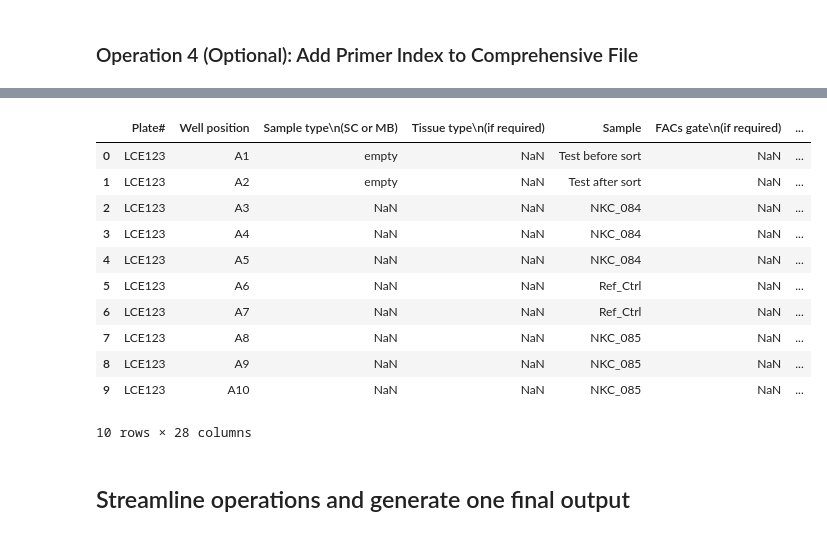
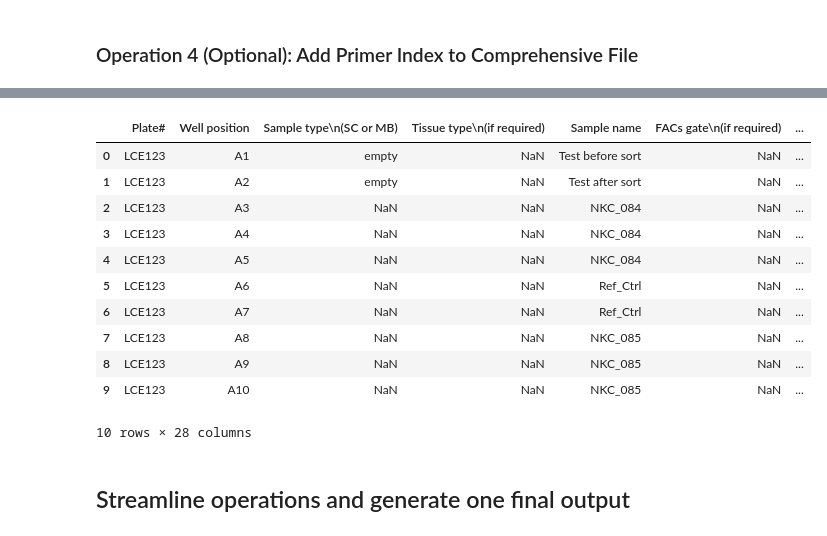
Before and after one commit to WEHI-RCPStudentInternship/Genomics-Metadata-Multiplexing, a Jupyter notebook: test_infrastructure/test_operations.ipynb, the cells around one changed output, grey strips where cells are left out. Saved outputs shown, nothing was run; the diff lists cells and outputs as text; code cells hidden in the pictures.

```diff
--- a/test_infrastructure/test_operations.ipynb
+++ b/test_infrastructure/test_operations.ipynb
@@ -175,0 +106,6 @@ def merge_data_with_samplesheet(spreadsheet_filepath, fcs_file, template_sheet_f
+# %%
+merged_samplesheet_fcs_and_template_sheet_df = merge_data_with_samplesheet(spreadsheet_filepath=sample_sheet_file_path.as_posix(),
+                            fcs_file=collated_fcs_file_path.as_posix(),
+                            template_sheet_filepath=template_sheet_file_path)
+
+merged_samplesheet_fcs_and_template_sheet_df.head(10)
@@ -198,16 +146,16 @@ Given Primer Index (Sample):
 # %%
 # load primer index template
 primer_index_df = pd.read_excel(primer_index_file_path, sheet_name='Sample primer & index', skiprows=3)
-primer_index_df.rename({'Sample name': 'Sample'}, axis=1, inplace=True)
+# primer_index_df.rename({'Sample name': 'Sample name'}, axis=1, inplace=True)
 
 # generate mockup test result file
 merged_primer_index_df = pd.merge(merged_samplesheet_fcs_and_template_sheet_df, primer_index_df,
-                                  on=['Plate#', 'Well position', 'Sample'],
+                                  on=['Plate#', 'Well position', 'Sample name'],
                                   suffixes=('', '_primer'), how='left')
-
+merged_primer_index_df.to_csv('output_files/op4.merged_primer_index.tsv', sep='\t', index=False)
 merged_primer_index_df.head(10)
 # %% [output]
-|  | Plate# | Well position | Sample type\n(SC or MB) | Tissue type\n(if required) | Sample | FACs gate\n(if required) | ... |
+|  | Plate# | Well position | Sample type\n(SC or MB) | Tissue type\n(if required) | Sample name | FACs gate\n(if required) | ... |
 | 0 | LCE123 | A1 | empty | NaN | Test before sort | NaN | ... |
 | 1 | LCE123 | A2 | empty | NaN | Test after sort | NaN | ... |
 | 2 | LCE123 | A3 | NaN | NaN | NKC_084 | NaN | ... |
```
Also changed, not shown: parts of 7 cells of this notebook.
